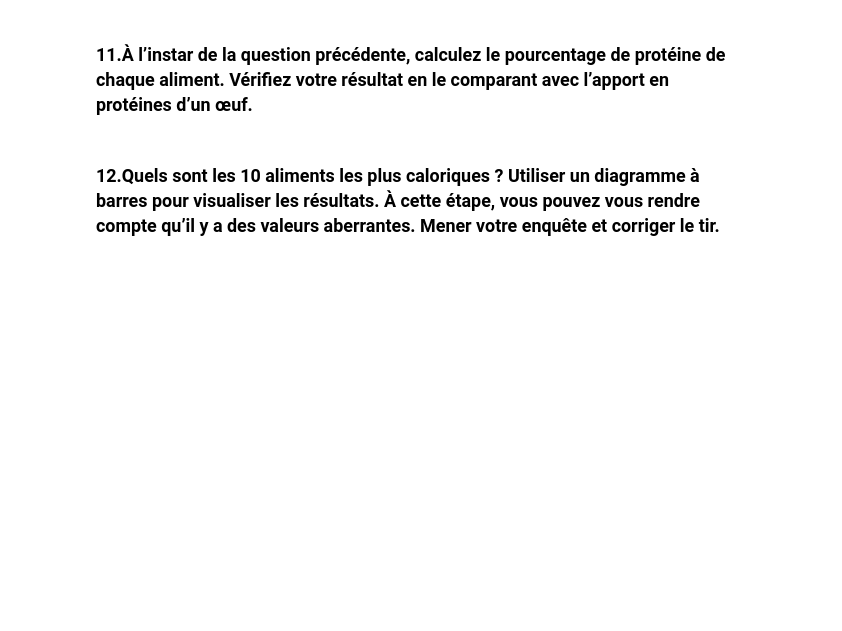
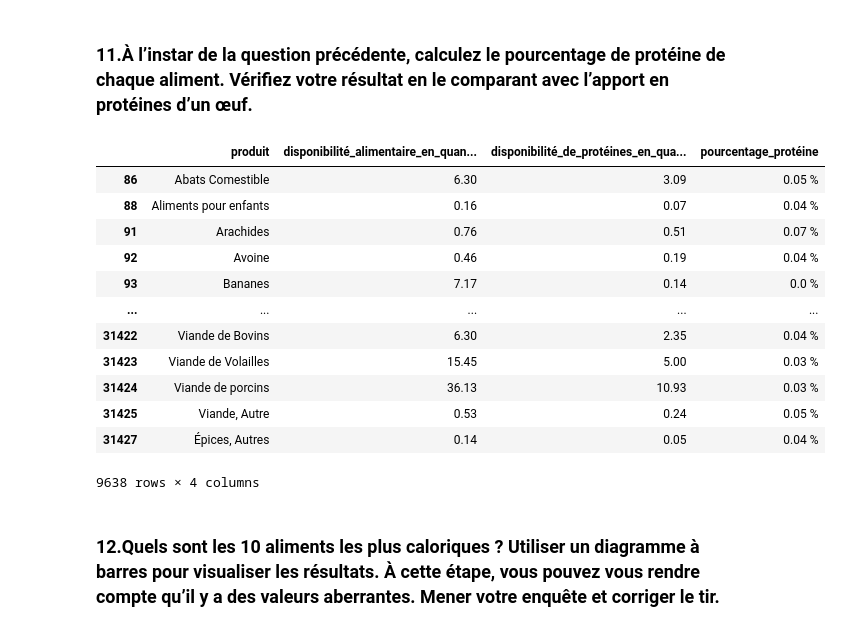
Before and after one commit to DonzerHD/Pandas_Dev_IA, a Jupyter notebook: Pandas_Activité.ipynb, the cells around one changed output. Drawn from its saved outputs; the diff is of its cells as text; code cells hidden in the pictures; blank space fills up the shorter version.

```diff
--- a/Pandas_Activité.ipynb
+++ b/Pandas_Activité.ipynb
@@ -600,4 +631,35 @@ df_agrege
 # %% [markdown]
 ### 11.À l’instar de la question précédente, calculez le pourcentage de protéine de chaque aliment. Vérifiez votre résultat en le comparant avec l’apport en protéines d’un œuf.
+# %%
+# prend l'année 2019
+df_proteine = df_dispo[df_dispo['année'] == 2019]
+
+# Sélectionner les colonnes pertinentes pour le calcul
+df_proteine = df_proteine[['produit', 'disponibilité_alimentaire_en_quantité_(kg/personne/an)', 'disponibilité_de_protéines_en_quantité_(g/personne/jour)']]
+
+# Remplacer les valeurs nulles par NaN pour faciliter les calculs
+df_proteine = df_proteine.replace(0, np.nan)
+
+# Calculer le pourcentage de protéine pour chaque aliment
+df_proteine['pourcentage_protéine'] = (df_proteine['disponibilité_de_protéines_en_quantité_(g/personne/jour)'] * 100) / (df_proteine['disponibilité_alimentaire_en_quantité_(kg/personne/an)'] * 1000)
+# met en pourcentage
+df_proteine['pourcentage_protéine'] = df_proteine['pourcentage_protéine'].round(2)
+df_proteine['pourcentage_protéine'] = df_proteine['pourcentage_protéine'].astype(str) + ' %'
+df_proteine = df_proteine.dropna()
+df_proteine
+# %% [output]
+|  | produit | disponibilité_alimentaire_en_quan... | disponibilité_de_protéines_en_qua... | pourcentage_protéine |
+| 86 | Abats Comestible | 6.30 | 3.09 | 0.05 % |
+| 88 | Aliments pour enfants | 0.16 | 0.07 | 0.04 % |
+| 91 | Arachides | 0.76 | 0.51 | 0.07 % |
+| 92 | Avoine | 0.46 | 0.19 | 0.04 % |
+| 93 | Bananes | 7.17 | 0.14 | 0.0 % |
+| ... | ... | ... | ... | ... |
+| 31422 | Viande de Bovins | 6.30 | 2.35 | 0.04 % |
+| 31423 | Viande de Volailles | 15.45 | 5.00 | 0.03 % |
+| 31424 | Viande de porcins | 36.13 | 10.93 | 0.03 % |
+| 31425 | Viande, Autre | 0.53 | 0.24 | 0.05 % |
+| 31427 | Épices, Autres | 0.14 | 0.05 | 0.04 % |
+9638 rows × 4 columns
 # %% [markdown]
 ### 12.Quels sont les 10 aliments les plus caloriques ? Utiliser un diagramme à barres pour visualiser les résultats. À cette étape, vous pouvez vous rendre compte qu’il y a des valeurs aberrantes. Mener votre enquête et corriger le tir.
```
Also changed, not shown: parts of 4 cells of this notebook.
